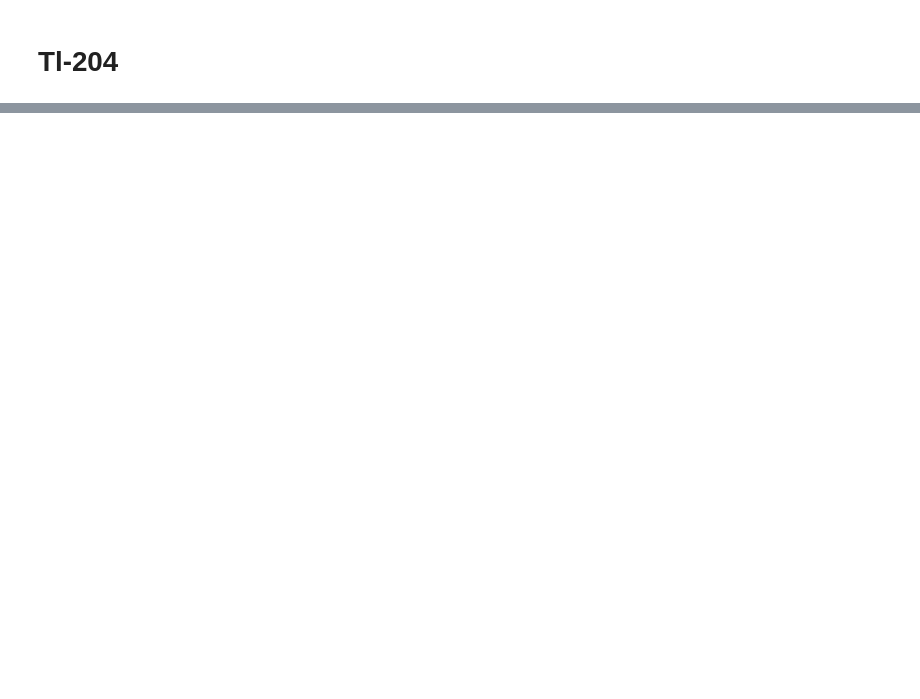
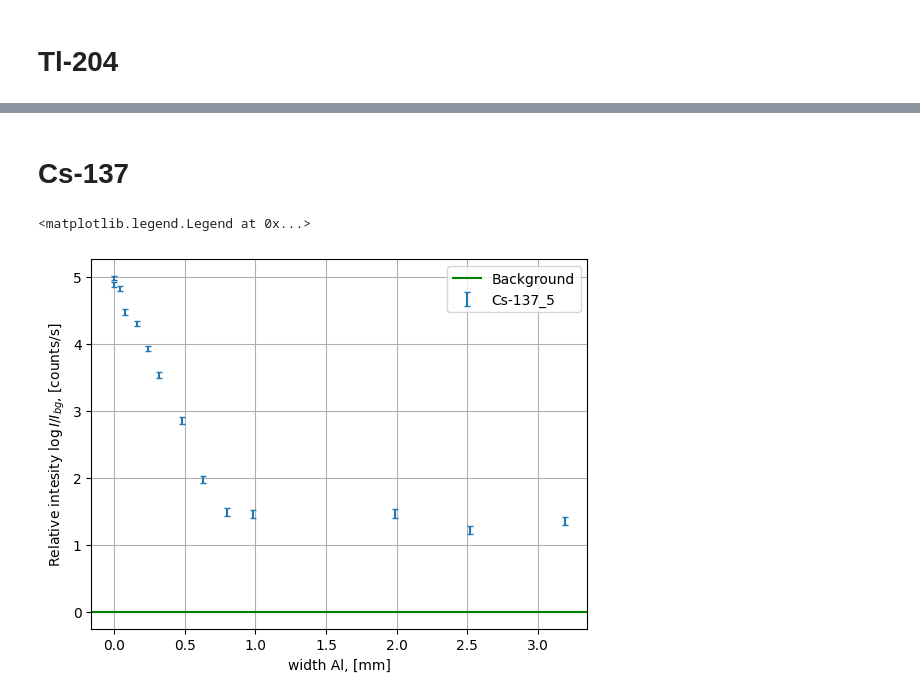
Before and after one commit to evgeny-kolonsky/Lab4_Nuclear, a Jupyter notebook: Lab4_beta_attenuation.ipynb, the cells around one changed output, grey strips where cells are left out. Cells and saved outputs as stored; diff of their text form; code cells hidden in the pictures; blank space fills up the shorter version.

```diff
--- a/Lab4_beta_attenuation.ipynb
+++ b/Lab4_beta_attenuation.ipynb
@@ -161,0 +76,28 @@ plt.legend()
+# %% [markdown]
+# Cs-137
+# %%
+# station 1
+# Cs-137_1
+# shelf 10
+# label down
+URL = 'https://raw.githubusercontent.com/tphlabs/data/main/Lab4_Nuclear/2023_12_28/'
+for num in [5]:
+  filename = f'Cs-137_{num}.txt'
+  data = np.genfromtxt( filename)
+  d, counts, time = data.T
+  delta = 1/np.sqrt(counts) # relative error
+  I = counts / time
+  I_rel = I / I_background # relative
+  I_err = delta * I_rel
+  log_I_rel = I_err / I_rel # error of log
+
+  plt.errorbar(d, np.log(I_rel), yerr=log_I_rel, linestyle='', capsize=2, label=f'Cs-137_{num}')
+
+plt.axhline(0, color='green', label='Background')
+plt.xlabel('width Al, [mm]')
+plt.ylabel(r'Relative intesity $\log I/I_{bg}$, [counts/s]')
+plt.grid()
+plt.legend()
+# %% [output]
+<matplotlib.legend.Legend at 0x...>
+[figure, added]
```
Also changed, not shown: parts of 10 cells of this notebook.
